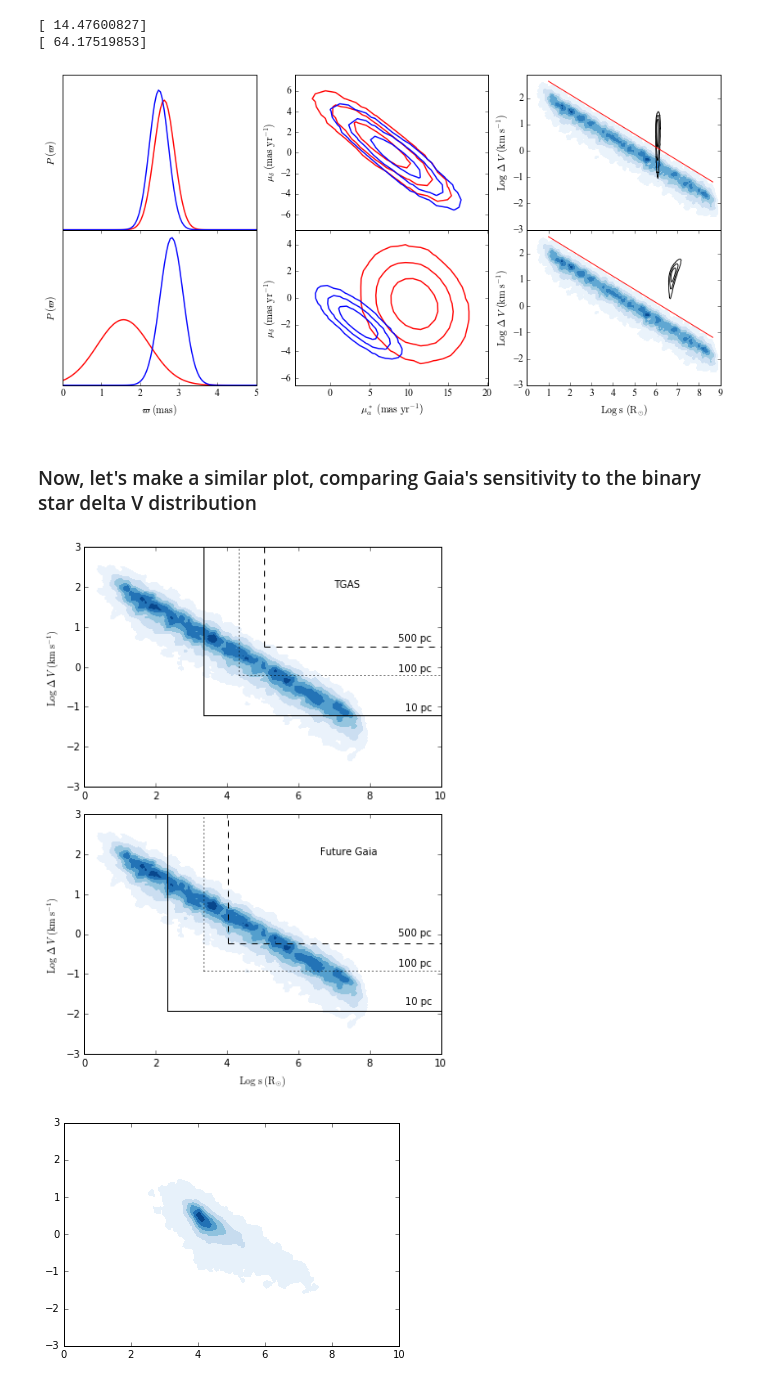
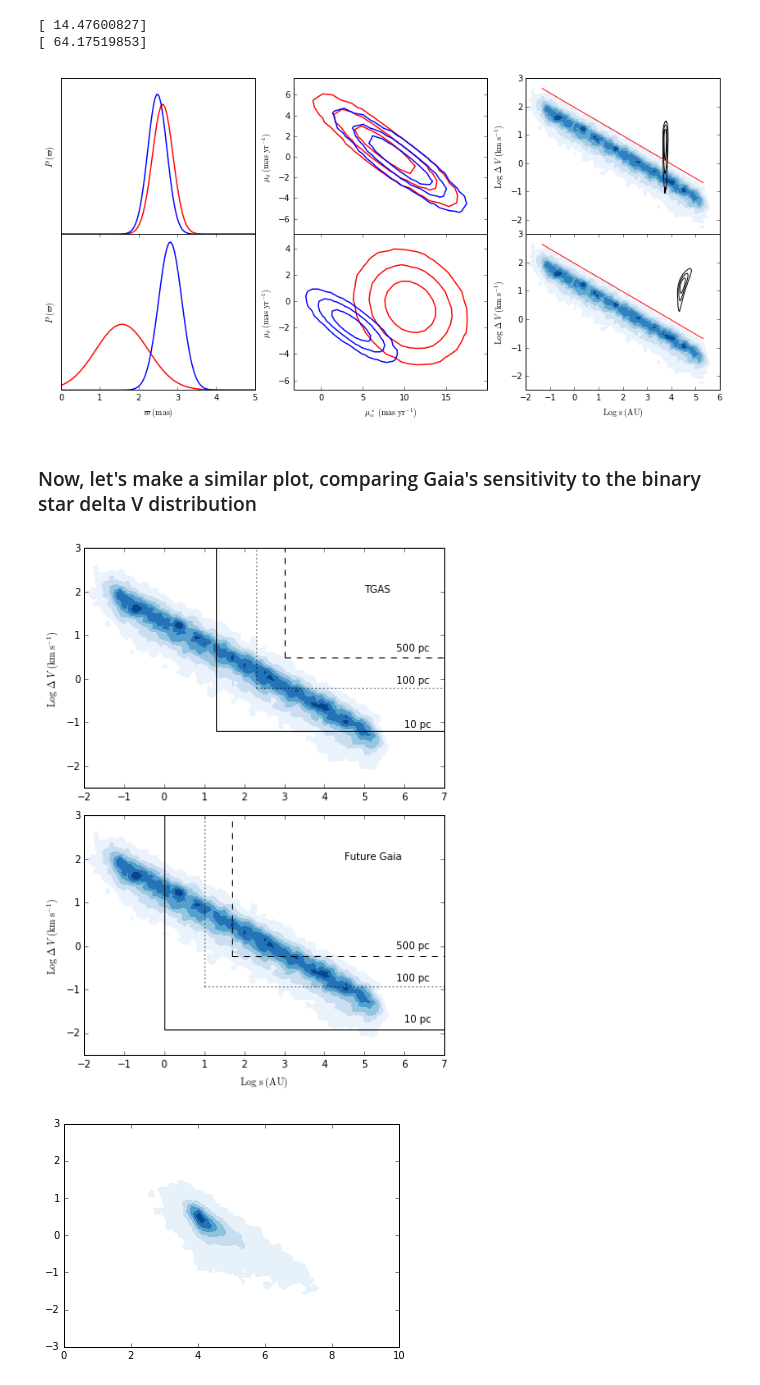
Before and after one commit to astroJeff/gaia_binaries, a Jupyter notebook: notebooks/TGAS_general.ipynb, the cells around one changed output. Saved outputs shown, nothing was run; the diff lists cells and outputs as text; code cells hidden in the pictures.

```diff
--- a/notebooks/TGAS_general.ipynb
+++ b/notebooks/TGAS_general.ipynb
@@ -588,8 +586,8 @@ Z = P_binary.get_P_binary(10**X.flatten(), 10**Y.flatten())
 Z = Z * 10**X.flatten() * 10**Y.flatten() * np.log(10.)**2
 
 levels = [0.01, 0.05, 0.1, 0.15, 0.2, 0.25, 0.32]
-im = ax[0,2].tricontourf(X.flatten(), Y.flatten(), Z, cmap='Blues', levels=levels)
-im = ax[1,2].tricontourf(X.flatten(), Y.flatten(), Z, cmap='Blues', levels=levels)
+im = ax[0,2].tricontourf(X.flatten()+np.log10(c.Rsun_to_cm/c.AU_to_cm), Y.flatten(), Z, cmap='Blues', levels=levels)
+im = ax[1,2].tricontourf(X.flatten()+np.log10(c.Rsun_to_cm/c.AU_to_cm), Y.flatten(), Z, cmap='Blues', levels=levels)
 
 
 
@@ -616,7 +614,7 @@ dist_sample = 1.0e3 / (0.5*(star1_samples.T[2]+star2_samples.T[2]))  # convert f
 delta_mu_sample = np.sqrt((star1_samples.T[0]-star2_samples.T[0])**2 +(star1_samples.T[1]-star2_samples.T[1])**2)
 delta_v_trans = (delta_mu_sample/1.0e3/3600.0*np.pi/180.0) * dist_sample * (c.pc_to_cm/1.0e5) / (c.yr_to_sec)
 proj_sep = (theta*np.pi/180.0) * dist_sample * (c.pc_to_cm / c.Rsun_to_cm)
-generate_s_dV_contours(proj_sep, delta_v_trans, 50, 50, ax[0,2], color='k')
+generate_s_dV_contours(proj_sep*(c.Rsun_to_cm/c.AU_to_cm), delta_v_trans, 50, 50, ax[0,2], color='k')
 
 
 
@@ -650,7 +648,7 @@ dist_sample = 1.0e3 / (0.5*(star1_samples.T[2]+star2_samples.T[2]))  # convert f
 delta_mu_sample = np.sqrt((star1_samples.T[0]-star2_samples.T[0])**2 +(star1_samples.T[1]-star2_samples.T[1])**2)
 delta_v_trans = (delta_mu_sample/1.0e3/3600.0*np.pi/180.0) * dist_sample * (c.pc_to_cm/1.0e5) / (c.yr_to_sec)
 proj_sep = (theta*np.pi/180.0) * dist_sample * (c.pc_to_cm / c.Rsun_to_cm)
-generate_s_dV_contours(proj_sep, delta_v_trans, 50, 50, ax[1,2], color='k')
+generate_s_dV_contours(proj_sep*(c.Rsun_to_cm/c.AU_to_cm), delta_v_trans, 50, 50, ax[1,2], color='k')
 
 
 # Parallax
@@ -670,10 +668,10 @@ generate_proper_motion_plot(star2_samples.T[0], star2_samples.T[1], ax[1,1], col
 
 
 # Red lines for s-dV plot
-sample_s = 10**np.linspace(1.0, np.log10(4.41e8), 10)
+sample_s = 10**np.linspace(1.0, np.log10(4.41e7), 10)
 sample_dV = np.log10(np.sqrt(c.GGG * 10.0 * c.Msun_to_g / (sample_s * c.Rsun_to_cm))/1.0e5)
-ax[0,2].plot(np.log10(sample_s), sample_dV, color='r')
-ax[1,2].plot(np.log10(sample_s), sample_dV, color='r')
+ax[0,2].plot(np.log10(sample_s*(c.Rsun_to_cm/c.AU_to_cm)), sample_dV, color='r')
+ax[1,2].plot(np.log10(sample_s*(c.Rsun_to_cm/c.AU_to_cm)), sample_dV, color='r')
 
 
 
@@ -690,12 +688,12 @@ ax[1,0].set_xlabel(r'$\varpi\ ({\rm mas})$')
 ax[0,0].set_ylabel(r'$P\ (\varpi)$')
 ax[1,0].set_ylabel(r'$P\ (\varpi)$')
 
-ax[0,2].set_xlim(0,9)
-ax[0,2].set_ylim(-3.0,2.9)
-ax[1,2].set_xlim(0,9)
-ax[1,2].set_ylim(-3.0,2.9)
+ax[0,2].set_xlim(-2,6)
+ax[0,2].set_ylim(-2.5,3.0)
+ax[1,2].set_xlim(-2,6)
+ax[1,2].set_ylim(-2.5,3.0)
 
-ax[1,2].set_xlabel(r'${\rm Log\ s}\ ({\rm R}_{\odot})$')
+ax[1,2].set_xlabel(r'${\rm Log\ s}\ ({\rm AU})$')
 ax[0,2].set_ylabel(r'${\rm Log}\ \Delta\ V\ ({\rm km\ s}^{-1})$')
 ax[1,2].set_ylabel(r'${\rm Log}\ \Delta\ V\ ({\rm km\ s}^{-1})$')
 
@@ -712,7 +710,7 @@ fig.subplots_adjust(bottom=0.09, left=0.05, right=.98, top=.97, hspace=0.0, wspa
 plt.savefig('../figures/Examples_s_dV.pdf')
 #plt.show()
 # %% [output]
-[figure, old version]
+[figure, new version]
 # %% [markdown]
 ### Now, let's make a similar plot, comparing Gaia's sensitivity to the binary star delta V distribution
 # %%
@@ -739,21 +737,23 @@ Z = P_binary.get_P_binary(10**X.flatten(), 10**Y.flatten())
 Z = Z * 10**X.flatten() * 10**Y.flatten() * np.log(10.)**2
 
 levels = [0.01, 0.05, 0.1, 0.15, 0.2, 0.25, 0.3]
-im = ax[0].tricontourf(X.flatten(), Y.flatten(), Z, cmap='Blues', levels=levels)
+im = ax[0].tricontourf(X.flatten() + np.log10(c.Rsun_to_cm/c.AU_to_cm), Y.flatten(), Z, cmap='Blues', levels=levels)
 
 #ax[0].set_xlabel(r'${\rm Log\ s}\ ({\rm R}_{\odot})$')
 ax[0].set_ylabel(r'${\rm Log}\ \Delta\ V\ ({\rm km\ s}^{-1})$')
 
 
+xmin, xmax = 0.0, 7.0
+
 
 sigma_pm = 1.32 # mas/yr
-theta_lim = 1.0 # asec
+theta_lim = 2.0 # asec
 delta_v_lim_500pc = sigma_pm * 1.0/(1.0e3*3600.0*180.0/np.pi) * (500.0*c.pc_to_cm/1.0e5) * 1.0/c.yr_to_sec
-s_lim_500pc = theta_lim * 1.0/(3600.0*180.0/np.pi) * (500.0*c.pc_to_cm/c.Rsun_to_cm)
+s_lim_500pc = theta_lim * 1.0/(3600.0*180.0/np.pi) * (500.0*c.pc_to_cm/c.AU_to_cm)
 delta_v_lim_100pc = sigma_pm * 1.0/(1.0e3*3600.0*180.0/np.pi) * (100.0*c.pc_to_cm/1.0e5) * 1.0/c.yr_to_sec
-s_lim_100pc = theta_lim * 1.0/(3600.0*180.0/np.pi) * (100.0*c.pc_to_cm/c.Rsun_to_cm)
+s_lim_100pc = theta_lim * 1.0/(3600.0*180.0/np.pi) * (100.0*c.pc_to_cm/c.AU_to_cm)
 delta_v_lim_10pc = sigma_pm * 1.0/(1.0e3*3600.0*180.0/np.pi) * (10.0*c.pc_to_cm/1.0e5) * 1.0/c.yr_to_sec
-s_lim_10pc = theta_lim * 1.0/(3600.0*180.0/np.pi) * (10.0*c.pc_to_cm/c.Rsun_to_cm)
+s_lim_10pc = theta_lim * 1.0/(3600.0*180.0/np.pi) * (10.0*c.pc_to_cm/c.AU_to_cm)
 
 
 ax[0].plot([np.log10(s_lim_500pc),xmax], [np.log10(delta_v_lim_500pc), np.log10(delta_v_lim_500pc)],
@@ -772,61 +772,66 @@ ax[0].plot([np.log10(s_lim_10pc),np.log10(s_lim_10pc)], [np.log10(delta_v_lim_10
            color='k', linestyle='solid')
 
 
-ax[0].text(8.8, 0.65, '500 pc')
-ax[0].text(8.8, -0.1, '100 pc')
-ax[0].text(9.0, -1.1, '10 pc')
+ax[0].text(5.8, 0.65, '500 pc')
+ax[0].text(5.8, -0.1, '100 pc')
+ax[0].text(6.0, -1.1, '10 pc')
 
-ax[0].text(7.0, 2.0, "TGAS")
+ax[0].text(5.0, 2.0, "TGAS")
 
 
 
-im = ax[1].tricontourf(X.flatten(), Y.flatten(), Z, cmap='Blues', levels=levels)
+im = ax[1].tricontourf(X.flatten() + np.log10(c.Rsun_to_cm/c.AU_to_cm), Y.flatten(), Z, cmap='Blues', levels=levels)
 
-ax[1].set_xlabel(r'${\rm Log\ s}\ ({\rm R}_{\odot})$')
+ax[1].set_xlabel(r'${\rm Log\ s}\ ({\rm AU})$')
 ax[1].set_ylabel(r'${\rm Log}\ \Delta\ V\ ({\rm km\ s}^{-1})$')
 
 sigma_pm = 0.25 # mas/yr
 theta_lim = 0.1 # asec From on-ground processing (Harrison 2011)
 delta_v_lim_500pc = sigma_pm * 1.0/(1.0e3*3600.0*180.0/np.pi) * (500.0*c.pc_to_cm/1.0e5) * 1.0/c.yr_to_sec
-s_lim_500pc = theta_lim * 1.0/(3600.0*180.0/np.pi) * (500.0*c.pc_to_cm/c.Rsun_to_cm)
+s_lim_500pc = theta_lim * 1.0/(3600.0*180.0/np.pi) * (500.0*c.pc_to_cm/c.AU_to_cm)
 delta_v_lim_100pc = sigma_pm * 1.0/(1.0e3*3600.0*180.0/np.pi) * (100.0*c.pc_to_cm/1.0e5) * 1.0/c.yr_to_sec
-s_lim_100pc = theta_lim * 1.0/(3600.0*180.0/np.pi) * (100.0*c.pc_to_cm/c.Rsun_to_cm)
+s_lim_100pc = theta_lim * 1.0/(3600.0*180.0/np.pi) * (100.0*c.pc_to_cm/c.AU_to_cm)
 delta_v_lim_10pc = sigma_pm * 1.0/(1.0e3*3600.0*180.0/np.pi) * (10.0*c.pc_to_cm/1.0e5) * 1.0/c.yr_to_sec
-s_lim_10pc = theta_lim * 1.0/(3600.0*180.0/np.pi) * (10.0*c.pc_to_cm/c.Rsun_to_cm)
+s_lim_10pc = theta_lim * 1.0/(3600.0*180.0/np.pi) * (10.0*c.pc_to_cm/c.AU_to_cm)
 
 
 ax[1].plot([np.log10(s_lim_500pc),xmax], [np.log10(delta_v_lim_500pc), np.log10(delta_v_lim_500pc)],
            color='k', linestyle='dashed')
 ax[1].plot([np.log10(s_lim_500pc),np.log10(s_lim_500pc)], [np.log10(delta_v_lim_500pc), ymax],
            color='k', linestyle='dashed')
 
 ax[1].plot([np.log10(s_lim_100pc),xmax], [np.log10(delta_v_lim_100pc), np.log10(delta_v_lim_100pc)],
            color='k', linestyle='dotted')
 ax[1].plot([np.log10(s_lim_100pc),np.log10(s_lim_100pc)], [np.log10(delta_v_lim_100pc), ymax],
            color='k', linestyle='dotted')
 
 ax[1].plot([np.log10(s_lim_10pc),xmax], [np.log10(delta_v_lim_10pc), np.log10(delta_v_lim_10pc)],
            color='k', linestyle='solid')
 ax[1].plot([np.log10(s_lim_10pc),np.log10(s_lim_10pc)], [np.log10(delta_v_lim_10pc), ymax],
            color='k', linestyle='solid')
 
 
 
 
-ax[1].text(8.8, -0.05, '500 pc')
-ax[1].text(8.8, -0.8, '100 pc')
-ax[1].text(9.0, -1.75, '10 pc')
+ax[1].text(5.8, -0.05, '500 pc')
+ax[1].text(5.8, -0.8, '100 pc')
+ax[1].text(6.0, -1.75, '10 pc')
 
-ax[1].text(6.6, 2.0, "Future Gaia")
+ax[1].text(4.5, 2.0, "Future Gaia")
 
+
+ax[0].set_xlim(-2, 7)
+ax[1].set_xlim(-2, 7)
+ax[0].set_ylim(-2.5, 3.0)
+ax[1].set_ylim(-2.5, 3.0)
 
 fig.subplots_adjust(wspace=0)
 
 plt.tight_layout()
 plt.savefig('../figures/Gaia_s_dV_limits.pdf')
 #plt.show()
 # %% [output]
-[figure, old version]
+[figure, new version]
 # %%
 num_sys = 10000
 P_binary.binary_kde = None
```
Also changed, not shown: parts of 1 cell of this notebook, 3 other files.
